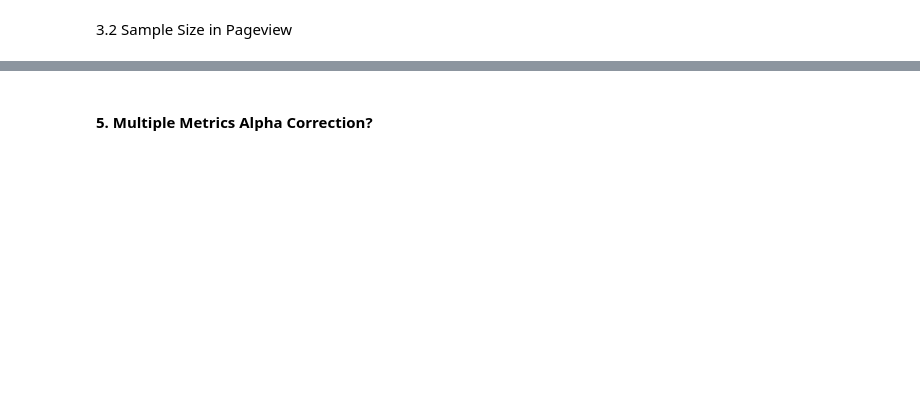
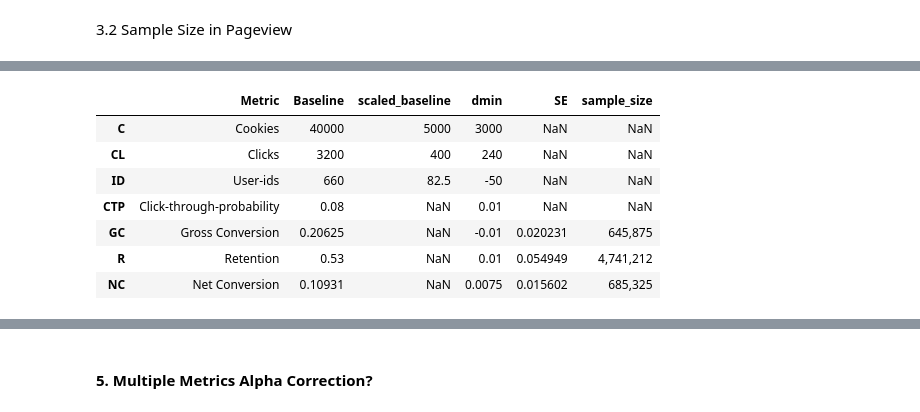
Before and after one commit to emmaliberkeley/AB-Testing-Project, a Jupyter notebook: test.ipynb, the cells around one changed output, grey strips where cells are left out. Saved outputs shown, nothing was run; the diff lists cells and outputs as text; code cells hidden in the pictures; blank space fills up the shorter version.

```diff
--- a/test.ipynb
+++ b/test.ipynb
@@ -122,0 +178,13 @@ Do you expect the analytic estimate to be accurate? For which metric do you want
+# %%
+#The baseline values and the practical significant levels for all the metrics are given by Udacity, changed from Udacity's true numbers.
+baseline = {"Metric": ["Cookies", "Clicks", "User-ids", "Click-through-probability", "Gross Conversion", "Retention", "Net Conversion"],
+     "Baseline": [40000, 3200, 660, 0.08, 0.20625, 0.53, 0.109313],
+     "dmin": [3000, 240, -50, 0.01, -0.01, 0.01, 0.0075]}
+bs = pd.DataFrame(data=baseline, index=["C", "CL", "ID", "CTP", "GC", "R", "NC"])
+bs.insert(2, "scaled_baseline", np.nan)
+factor = 5000/ bs.loc['C']['Baseline']
+for i in ['C', 'CL', 'ID']:
+    bs.at[i, 'scaled_baseline'] = bs.loc[i]['Baseline'] * factor
+pd.options.display.float_format = '{:.5g}'.format
+bs
+# Print the DataFrame as a table with integer formatting
@@ -122,0 +215,9 @@ Do you expect the analytic estimate to be accurate? For which metric do you want
+# %%
+bs["SE"] = np.NaN
+def se (n, p):
+    '''Return Standard Error'''
+    return (p*(1-p)/n)**0.5
+for i in ['GC', 'NC']:
+    bs.at[i, "SE"] = se(bs.loc["CL"]["scaled_baseline"], bs.loc[i]["Baseline"])
+bs.at["R", "SE"] = se(bs.loc["ID"]["scaled_baseline"], bs.loc["R"]["Baseline"])
+bs
@@ -136,0 +269,15 @@ Do you expect the analytic estimate to be accurate? For which metric do you want
+# %%
+bs["sample_size"] = np.nan
+total_sample_size = ["645,875", "4,741,212", "685,325"]
+for i in range(len(["GC", "R", "NC"])):
+    bs.at[["GC", "R", "NC"][i], "sample_size"] = total_sample_size[i]
+bs
+# %% [output]
+|  | Metric | Baseline | scaled_baseline | dmin | SE | sample_size |
+| C | Cookies | 40000 | 5000 | 3000 | NaN | NaN |
+| CL | Clicks | 3200 | 400 | 240 | NaN | NaN |
+| ID | User-ids | 660 | 82.5 | -50 | NaN | NaN |
+| CTP | Click-through-probability | 0.08 | NaN | 0.01 | NaN | NaN |
+| GC | Gross Conversion | 0.20625 | NaN | -0.01 | 0.020231 | 645,875 |
+| R | Retention | 0.53 | NaN | 0.01 | 0.054949 | 4,741,212 |
+| NC | Net Conversion | 0.10931 | NaN | 0.0075 | 0.015602 | 685,325 |
```
Also changed, not shown: parts of 37 cells of this notebook, 4 other files.
